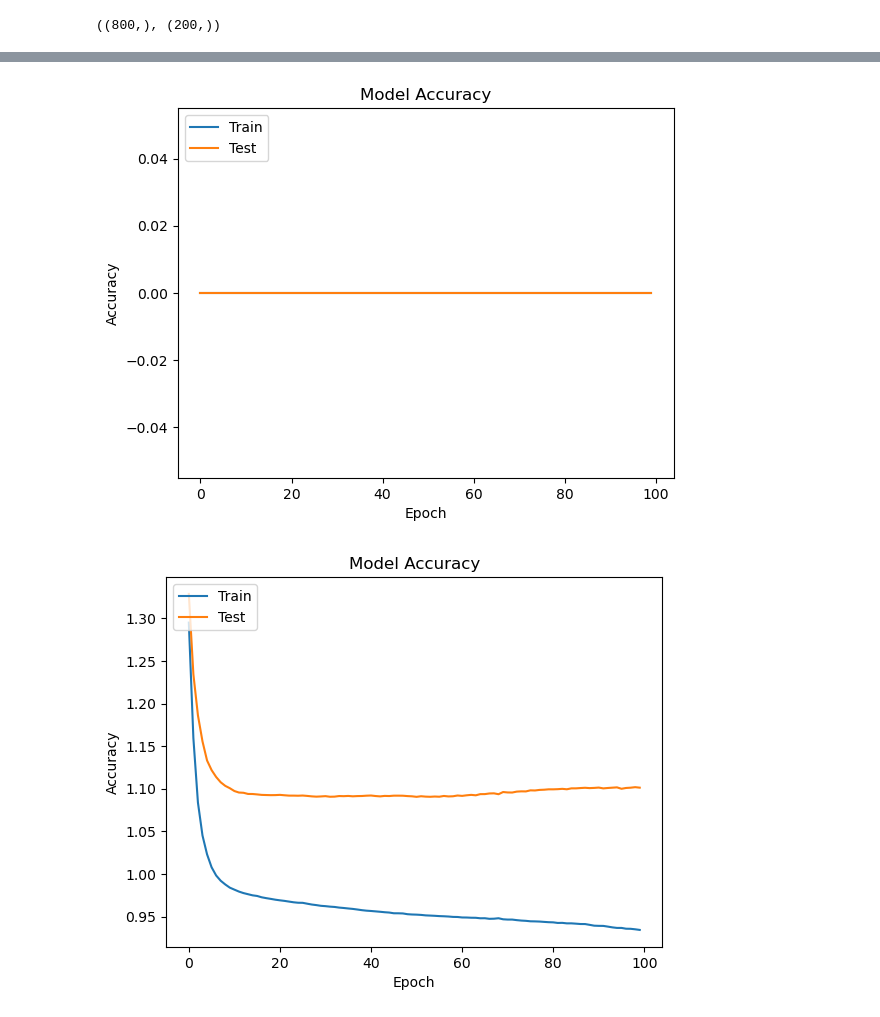
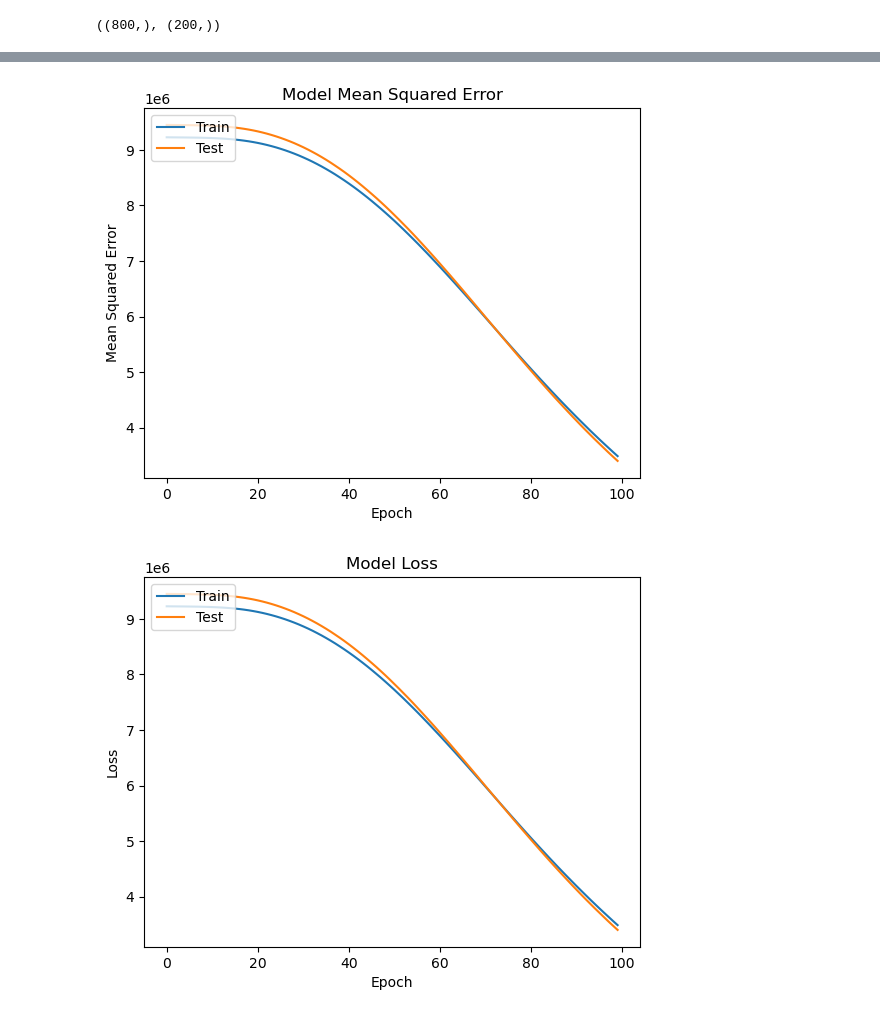
Before and after one commit to Jieyieteoh03/DS_capstone_project, a Jupyter notebook: DS Capstone Project Jie Yie.ipynb, the cells around one changed output, grey strips where cells are left out. Saved outputs shown, nothing was run; the diff lists cells and outputs as text; code cells hidden in the pictures.

```diff
--- a/DS Capstone Project Jie Yie.ipynb
+++ b/DS Capstone Project Jie Yie.ipynb
@@ -369,14 +423,22 @@ y1 = new_df['Price'].values
 
 X_train, X_test, y_train, y_test = train_test_split(X1, y1, test_size=0.2, random_state=42)
+# %%
+sc = StandardScaler()
+X_train_a = sc.fit_transform(X_train)
+X_test_a = sc.fit_transform(X_test)
 # %%
 # Train Linear Regression model
 linear_model = LinearRegression()
-linear_model.fit(X_train, y_train)
+linear_model.fit(X_train_a, y_train)
 
 # Make predictions using the trained Linear Regression model
-linear_predictions = linear_model.predict(X_test)
+linear_predictions = linear_model.predict(X_test_a)
 
+print(y_train[0], linear_predictions[0])
 # Evaluate Linear Regression model
 linear_mse = mean_squared_error(y_test, linear_predictions)
-print(f'Linear Regression Mean Squared Error: {linear_mse}')
+print(f'Linear Regression Root Mean Squared Error: {math.sqrt(linear_mse)}')
+
+linear_r2_score = r2_score(y_test, linear_predictions)
+print(f'Linear Regression R2 score: {linear_r2_score}')
 # %% [output]
@@ -413,23 +492,8 @@ X_train.shape
 # %%
-# # initialise ANN
-# ann_model = tf.keras.models.Sequential()
-
-# # adding input and first hidden layer
-# ann_model.add(tf.keras.layers.Dense(units=6, activation='relu'))
-# ann_model.add(tf.keras.layers.Dense(units=6, activation='relu'))
-# ann_model.add(tf.keras.layers.Dense(units=6, activation='relu'))
-
-# # output layer
-# ann_model.add(tf.keras.layers.Dense(units=1, activation='linear'))
-
-# # compile ANN
-# ann_model.compile(optimizer='adam', loss='mean_squared_error', metrics=['accuracy'])
-
-
 # Build and train the ANN model
 ann_model = tf.keras.models.Sequential()
 ann_model.add(tf.keras.layers.Dense(5, activation='relu'))
 ann_model.add(tf.keras.layers.Dense(5, activation='relu'))
 ann_model.add(tf.keras.layers.Dense(1, activation='linear'))  # Output layer for regression
 
-ann_model.compile(optimizer='adam', loss='mean_squared_error', metrics=['accuracy'])
+ann_model.compile(optimizer='adam', loss='mean_squared_error', metrics=[tf.keras.metrics.MeanSquaredError()])
@@ -436,6 +504,6 @@ ann_model.compile(optimizer='adam', loss='mean_squared_error', metrics=['accurac
 # %%
 # training model with train dataset
-history = ann_model.fit(X_train, y_train, batch_size=32, epochs=100, validation_data=(X_test,y_test))
+history = ann_model.fit(X_train_a, y_train, batch_size=32, epochs=100, validation_data=(X_test_a,y_test))
 history
 # %% [output]
 Epoch 1/100
@@ -476,21 +544,21 @@ Non-trainable params: 0 (0.00 Byte)
 _________________________________________________________________
 # %%
 # plot model accuracy
-plt.plot(history.history['accuracy'])
-plt.plot(history.history['val_accuracy'])
-plt.title('Model Accuracy')
-plt.ylabel('Accuracy')
+plt.plot(history.history['mean_squared_error'])
+plt.plot(history.history['val_mean_squared_error'])
+plt.title('Model Mean Squared Error')
+plt.ylabel('Mean Squared Error')
 plt.xlabel('Epoch')
 plt.legend(['Train', 'Test'], loc='upper left')
 plt.show()
 
 plt.plot(history.history['loss'])
 plt.plot(history.history['val_loss'])
-plt.title('Model Accuracy')
-plt.ylabel('Accuracy')
+plt.title('Model Loss')
+plt.ylabel('Loss')
 plt.xlabel('Epoch')
 plt.legend(['Train', 'Test'], loc='upper left')
 plt.show()
 # %% [output]
-[figure, old version]
+[figure, new version]
-[figure, old version]
+[figure, new version]
```
Also changed, not shown: parts of 58 cells of this notebook, 6 other files.
